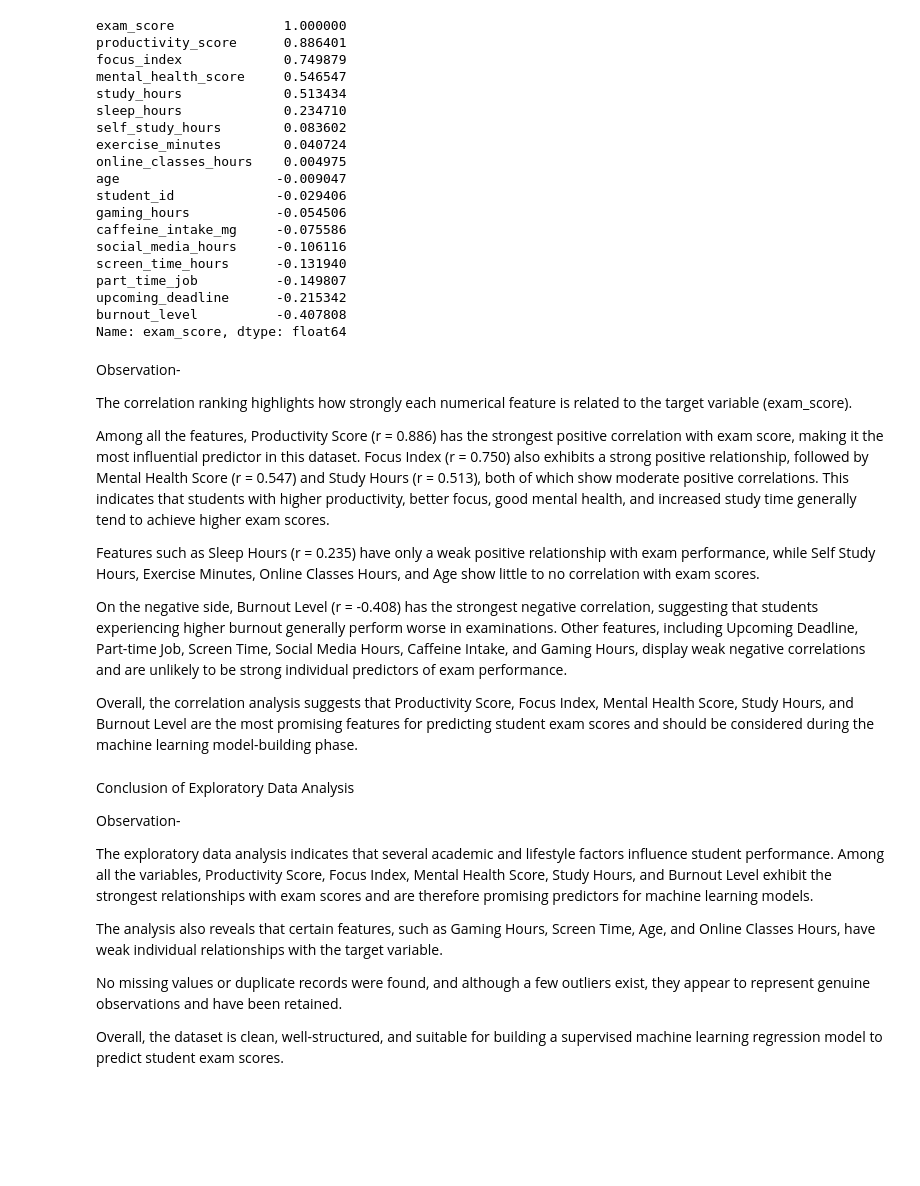
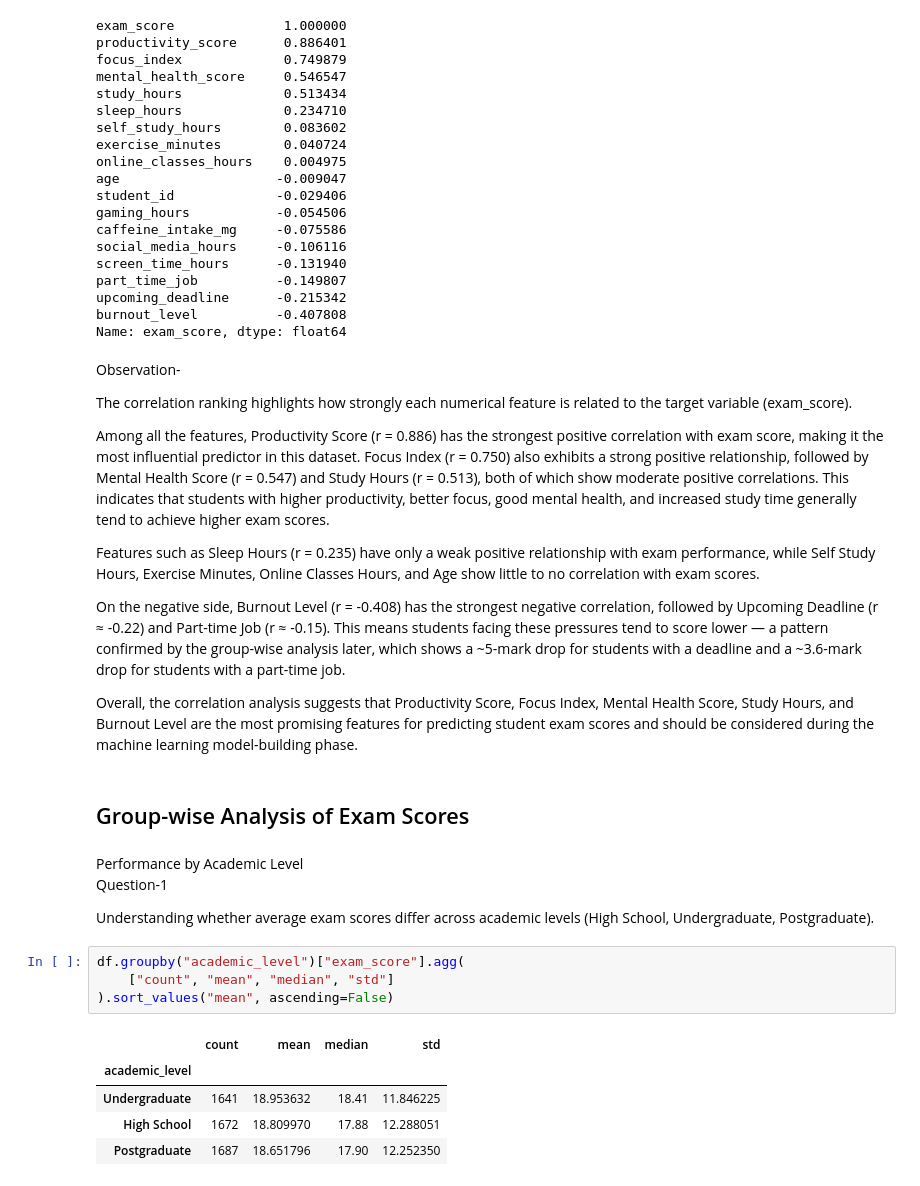
Before and after one commit to KAUSHANISEN/student_score_prediction, a Jupyter notebook: main/student_performance_eda.ipynb, the cells around one changed output. Drawn from its saved outputs; the diff is of its cells as text; blank space fills up the shorter version.

```diff
--- a/main/test.ipynb
+++ b/main/student_performance_eda.ipynb
@@ -485,18 +480,23 @@ Among all the features, Productivity Score (r = 0.886) has the strongest positiv
 
 Features such as Sleep Hours (r = 0.235) have only a weak positive relationship with exam performance, while Self Study Hours, Exercise Minutes, Online Classes Hours, and Age show little to no correlation with exam scores.
 
-On the negative side, Burnout Level (r = -0.408) has the strongest negative correlation, suggesting that students experiencing higher burnout generally perform worse in examinations. Other features, including Upcoming Deadline, Part-time Job, Screen Time, Social Media Hours, Caffeine Intake, and Gaming Hours, display weak negative correlations and are unlikely to be strong individual predictors of exam performance.
+On the negative side, Burnout Level (r = -0.408) has the strongest negative correlation, followed by Upcoming Deadline (r ≈ -0.22) and Part-time Job (r ≈ -0.15). This means students facing these pressures tend to score lower — a pattern confirmed by the group-wise analysis later, which shows a ~5-mark drop for students with a deadline and a ~3.6-mark drop for students with a part-time job.
 
 Overall, the correlation analysis suggests that Productivity Score, Focus Index, Mental Health Score, Study Hours, and Burnout Level are the most promising features for predicting student exam scores and should be considered during the machine learning model-building phase.
-# %% [markdown]
-Conclusion of Exploratory Data Analysis<br>
-
-Observation-<br>
-
-The exploratory data analysis indicates that several academic and lifestyle factors influence student performance. Among all the variables, Productivity Score, Focus Index, Mental Health Score, Study Hours, and Burnout Level exhibit the strongest relationships with exam scores and are therefore promising predictors for machine learning models.
-
-The analysis also reveals that certain features, such as Gaming Hours, Screen Time, Age, and Online Classes Hours, have weak individual relationships with the target variable.
-
-No missing values or duplicate records were found, and although a few outliers exist, they appear to represent genuine observations and have been retained.
-
-Overall, the dataset is clean, well-structured, and suitable for building a supervised machine learning regression model to predict student exam scores.
+# %% [markdown]
+## Group-wise Analysis of Exam Scores
+# %% [markdown]
+Performance by Academic Level <br>
+Question-1
+
+Understanding whether average exam scores differ across academic levels (High School, Undergraduate, Postgraduate).
+# %%
+df.groupby("academic_level")["exam_score"].agg(
+    ["count", "mean", "median", "std"]
+).sort_values("mean", ascending=False)
+# %% [output]
+|  | count | mean | median | std |
+| academic_level |  |  |  |  |
+| Undergraduate | 1641 | 18.953632 | 18.41 | 11.846225 |
+| High School | 1672 | 18.809970 | 17.88 | 12.288051 |
+| Postgraduate | 1687 | 18.651796 | 17.90 | 12.252350 |
```
Also changed, not shown: parts of 18 cells of this notebook.
